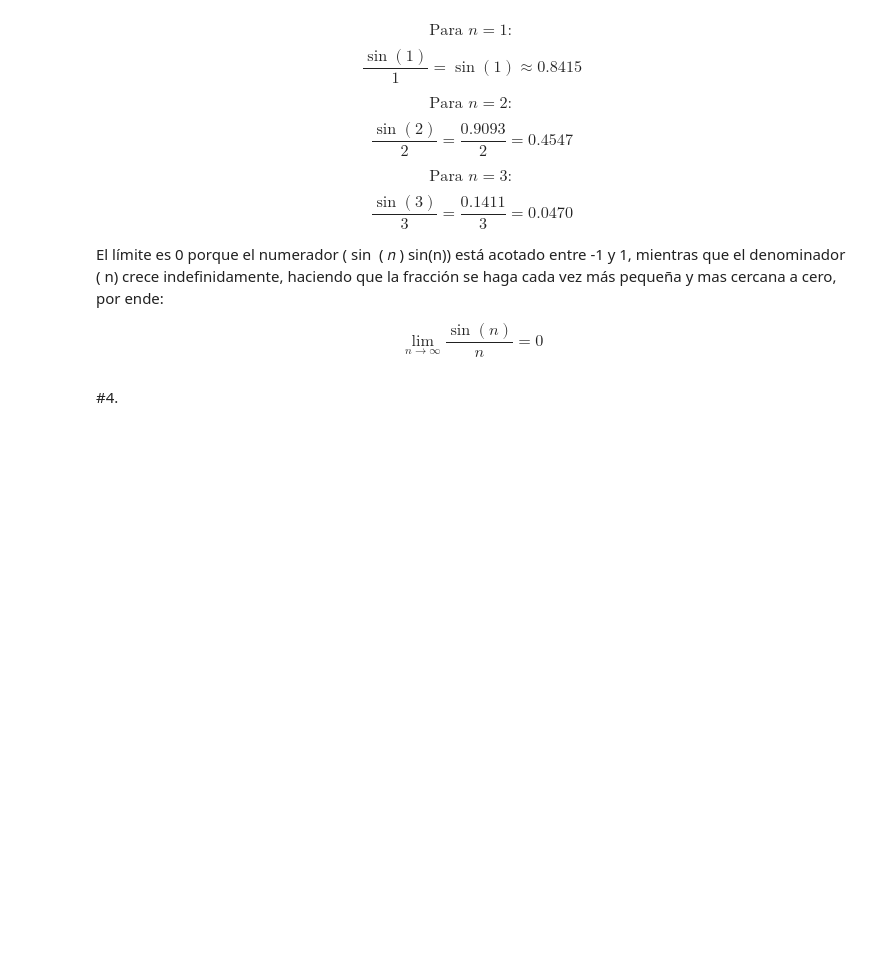
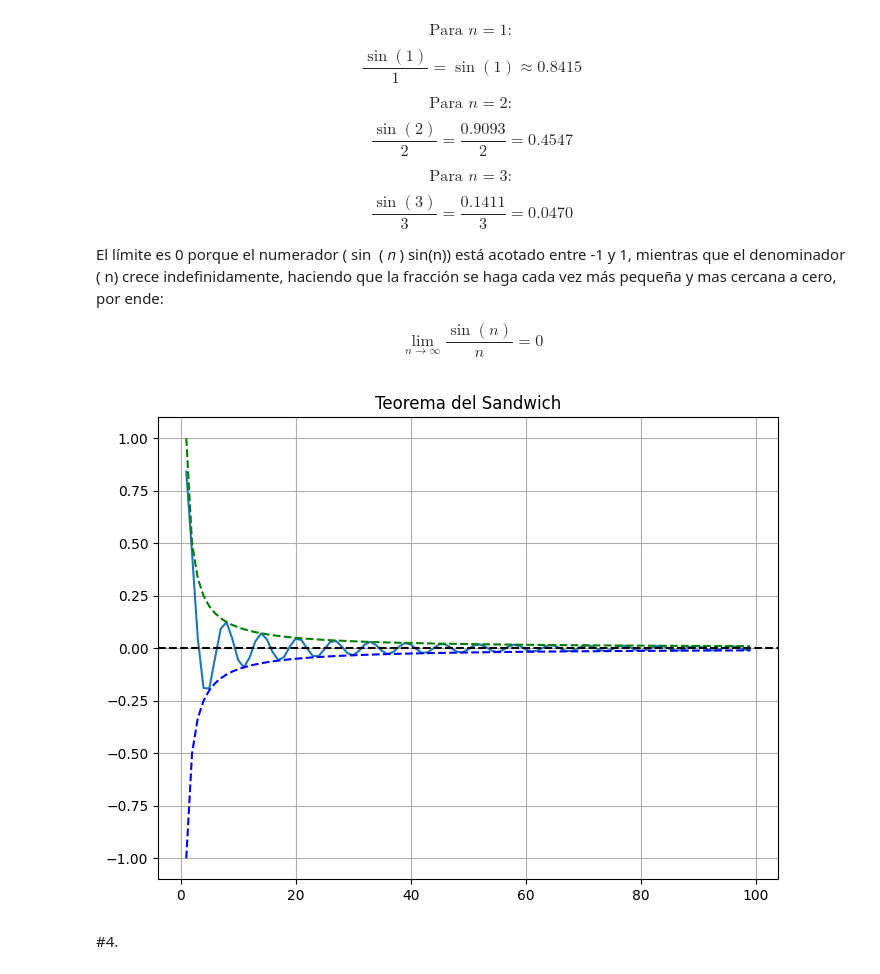
Before and after one commit to JuanDMaldonado122/Matematicas-Aplicadas-1, a Jupyter notebook: Taller_4.ipynb, the cells around one changed output. Saved outputs shown, nothing was run; the diff lists cells and outputs as text; code cells hidden in the pictures; blank space fills up the shorter version.

```diff
--- a/Taller_4.ipynb
+++ b/Taller_4.ipynb
@@ -256,6 +256,29 @@ n) crece indefinidamente, haciendo que la fracción se haga cada vez más peque
 $$
 \lim_{n \to \infty} \frac{\sin(n)}{n} = 0
 $$
+# %%
+import numpy as np
+import matplotlib.pyplot as plt
+
+n = np.arange(1, 100)
+sin_n_sobre_n = np.sin(n) / n
+uno_sobre_n = 1 / n
+menos_uno_sobre_n = -1 / n
+
+
+plt.figure(figsize=(8, 6))
+plt.plot(n, sin_n_sobre_n, linestyle = '-')
+plt.plot(n, uno_sobre_n, 'g--')
+plt.plot(n, menos_uno_sobre_n, 'b--')
+
+plt.axhline(y=0, color='black', linestyle='--')
+
+plt.title('Teorema del Sandwich')
+plt.grid()
+
+plt.show()
+# %% [output]
+[figure, added]
 # %% [markdown]
 #4.
 # %% [markdown]
```
